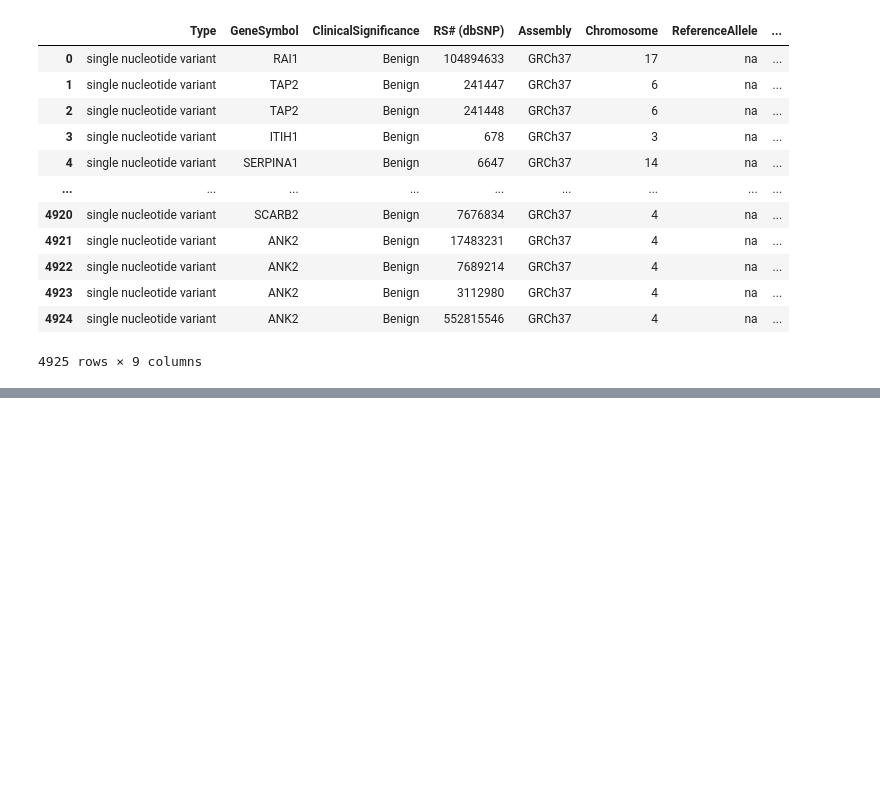
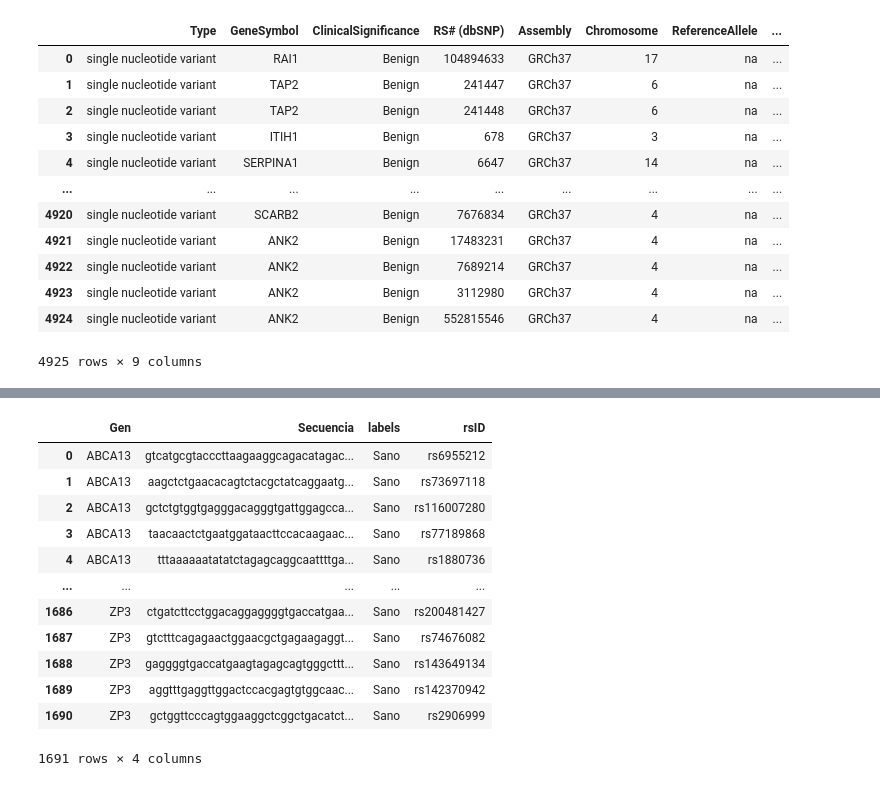
Before and after one commit to jbs1009/TFM_Jorge_Bermejo_Sacristan, a Jupyter notebook: Secuencias_ClinVar.ipynb, the cells around one changed output, grey strips where cells are left out. Saved outputs shown, nothing was run; the diff lists cells and outputs as text; code cells hidden in the pictures; blank space fills up the shorter version.

```diff
--- a/Secuencias_ClinVar.ipynb
+++ b/Secuencias_ClinVar.ipynb
@@ -72,0 +109,36 @@ df_clinvar_filtrado.to_csv("/home/jbs1009/TFM/datosGene4PD/datos_clinvar_filtrad
+# %%
+secuencias = []
+
+tam_ventana = 20
+
+for i, fila in df_nuevas.iterrows():
+
+    cromosoma = str(fila["Chromosome"])
+    pos = int(fila["PositionVCF"])
+    rsid = 'rs' + str(fila["RS# (dbSNP)"])
+
+    inicio = (pos - 1) - tam_ventana
+    fin = (pos - 1) + tam_ventana + 1
+
+    region = str(genoma[cromosoma][inicio : fin]).lower()
+
+    secuencias.append({"Gen": fila["GeneSymbol"], "Secuencia": region, "labels": "Sano", "rsID": rsid})
+
+
+df_nuevas_sanas = pd.DataFrame(secuencias)
+# %%
+df_nuevas_sanas
+# %% [output]
+|  | Gen | Secuencia | labels | rsID |
+| 0 | ABCA13 | gtcatgcgtacccttaagaaggcagacatagac... | Sano | rs6955212 |
+| 1 | ABCA13 | aagctctgaacacagtctacgctatcaggaatg... | Sano | rs73697118 |
+| 2 | ABCA13 | gctctgtggtgagggacagggtgattggagcca... | Sano | rs116007280 |
+| 3 | ABCA13 | taacaactctgaatggataacttccacaagaac... | Sano | rs77189868 |
+| 4 | ABCA13 | tttaaaaaatatatctagagcaggcaattttga... | Sano | rs1880736 |
+| ... | ... | ... | ... | ... |
+| 1686 | ZP3 | ctgatcttcctggacaggaggggtgaccatgaa... | Sano | rs200481427 |
+| 1687 | ZP3 | gtctttcagagaactggaacgctgagaagaggt... | Sano | rs74676082 |
+| 1688 | ZP3 | gaggggtgaccatgaagtagagcagtgggcttt... | Sano | rs143649134 |
+| 1689 | ZP3 | aggtttgaggttggactccacgagtgtggcaac... | Sano | rs142370942 |
+| 1690 | ZP3 | gctggttcccagtggaaggctcggctgacatct... | Sano | rs2906999 |
+1691 rows × 4 columns
```
Also changed, not shown: parts of 4 cells of this notebook.
